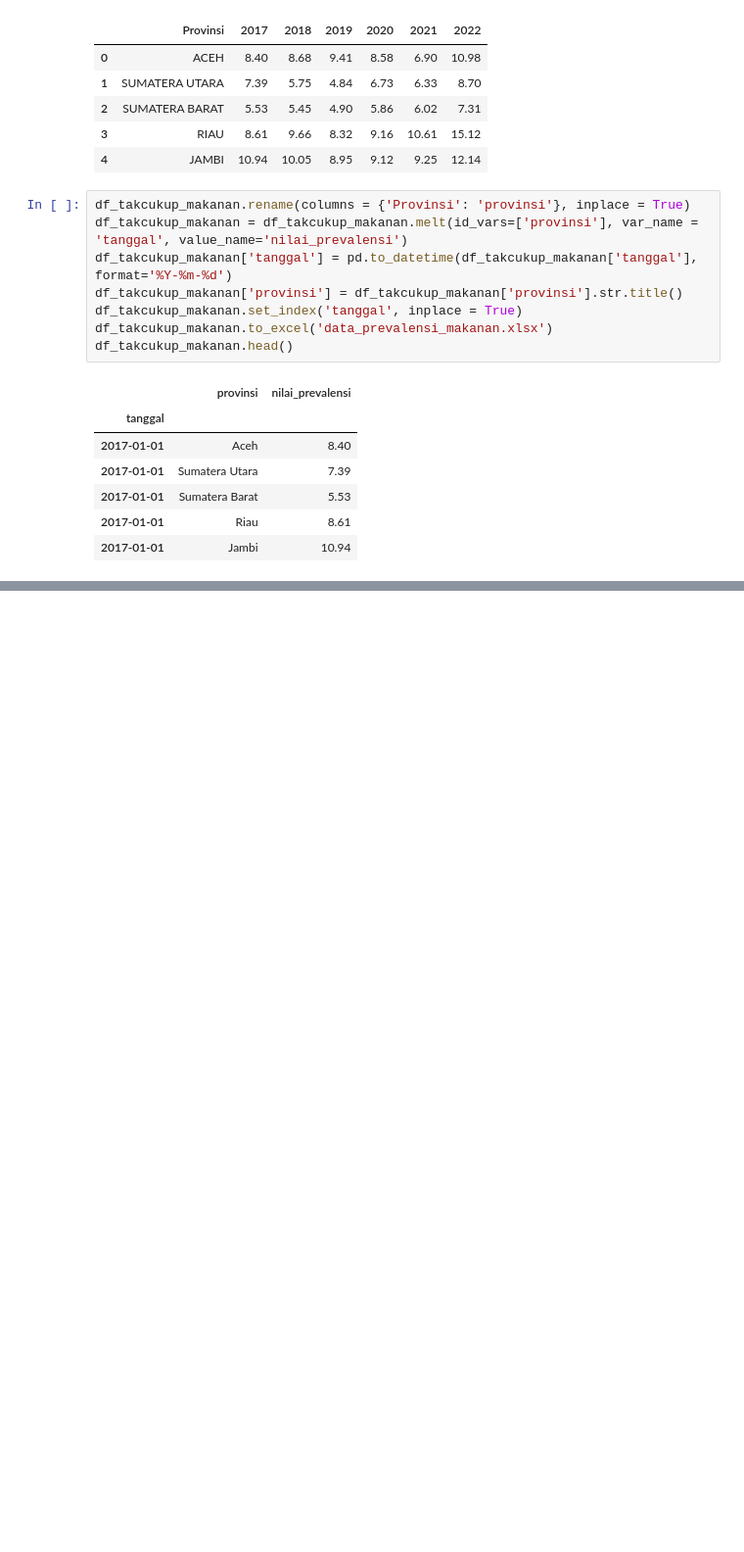
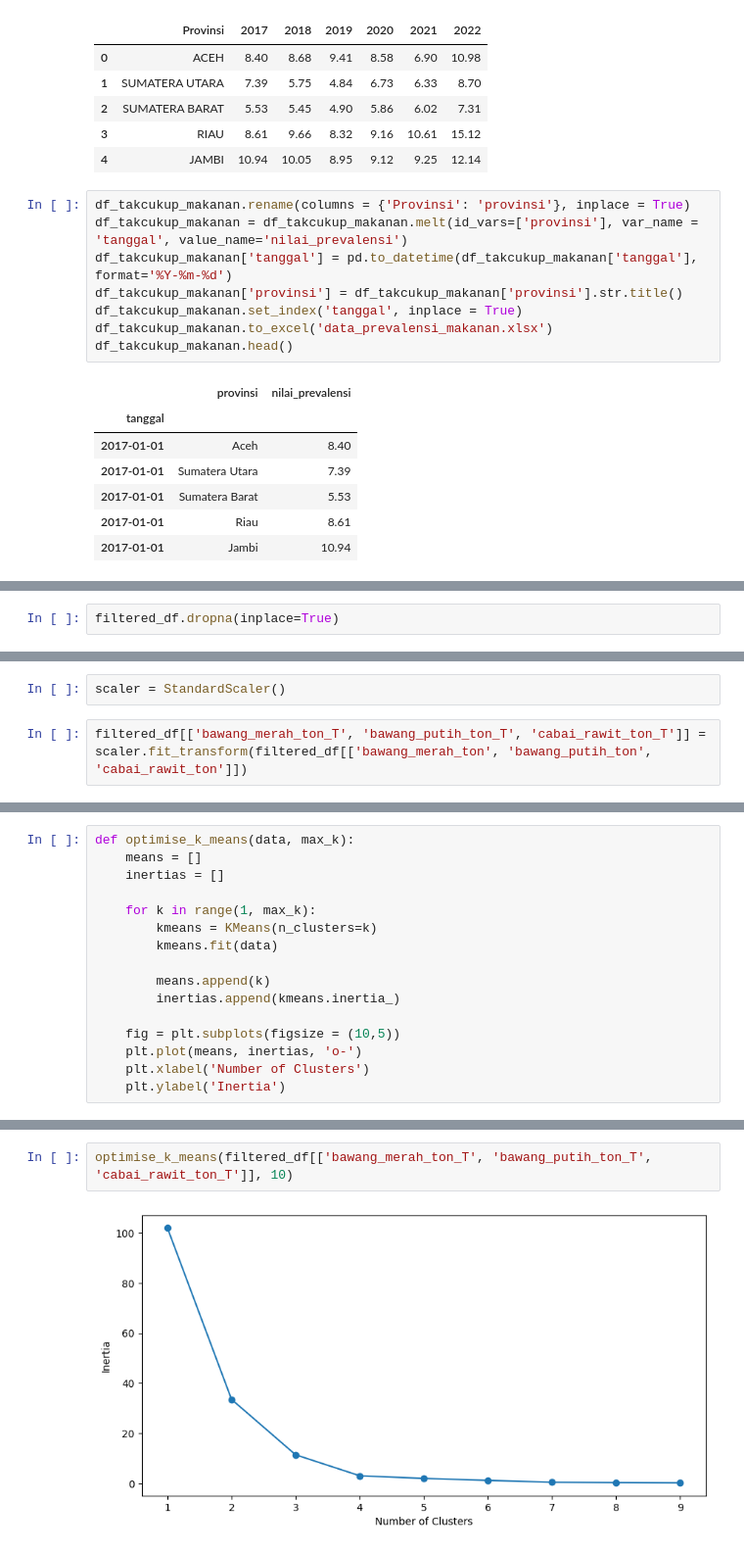
Before and after one commit to pakkaem/hunger-fighter_big-data-binus, a Jupyter notebook: main.ipynb, the cells around one changed output, grey strips where cells are left out. Shown: that part at 98% size. Cells and saved outputs as stored; diff of their text form; blank space fills up the shorter version.

```diff
--- a/main.ipynb
+++ b/main.ipynb
@@ -458,0 +482,2 @@ df_takcukup_makanan.head()
+# %%
+filtered_df.dropna(inplace=True)
@@ -458,0 +489,4 @@ df_takcukup_makanan.head()
+# %%
+scaler = StandardScaler()
+# %%
+filtered_df[['bawang_merah_ton_T', 'bawang_putih_ton_T', 'cabai_rawit_ton_T']] = scaler.fit_transform(filtered_df[['bawang_merah_ton', 'bawang_putih_ton', 'cabai_rawit_ton']])
@@ -458,0 +509,16 @@ df_takcukup_makanan.head()
+# %%
+def optimise_k_means(data, max_k):
+    means = []
+    inertias = []
+
+    for k in range(1, max_k):
+        kmeans = KMeans(n_clusters=k)
+        kmeans.fit(data)
+
+        means.append(k)
+        inertias.append(kmeans.inertia_)
+
+    fig = plt.subplots(figsize = (10,5))
+    plt.plot(means, inertias, 'o-')
+    plt.xlabel('Number of Clusters')
+    plt.ylabel('Inertia')
@@ -458,0 +535,4 @@ df_takcukup_makanan.head()
+# %%
+optimise_k_means(filtered_df[['bawang_merah_ton_T', 'bawang_putih_ton_T', 'cabai_rawit_ton_T']], 10)
+# %% [output]
+[figure, added]
```
Also changed, not shown: parts of 25 cells of this notebook, 8 other files.
